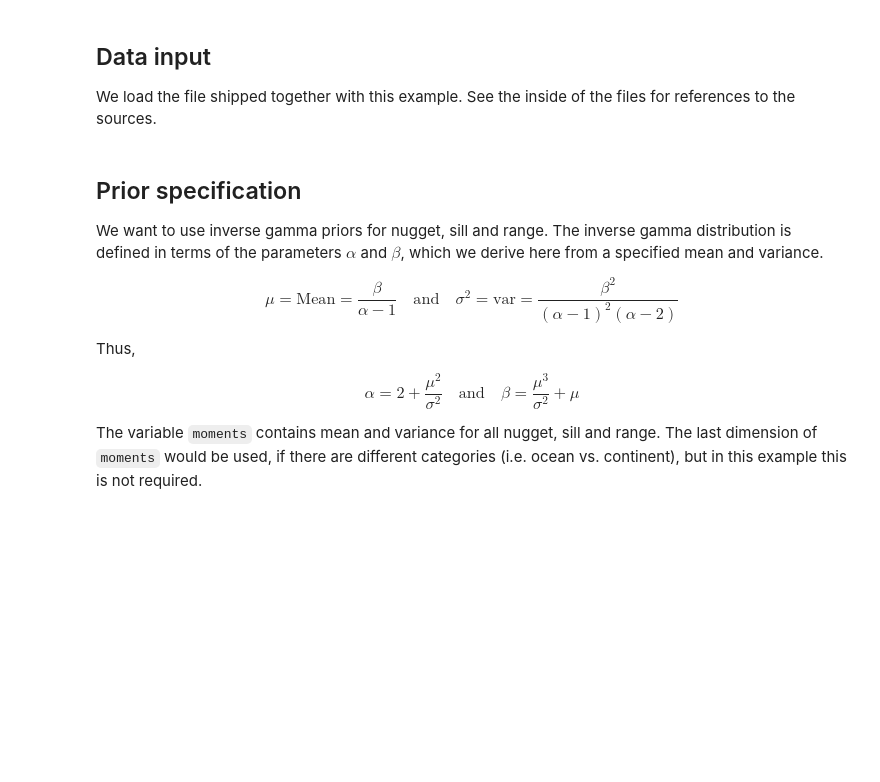
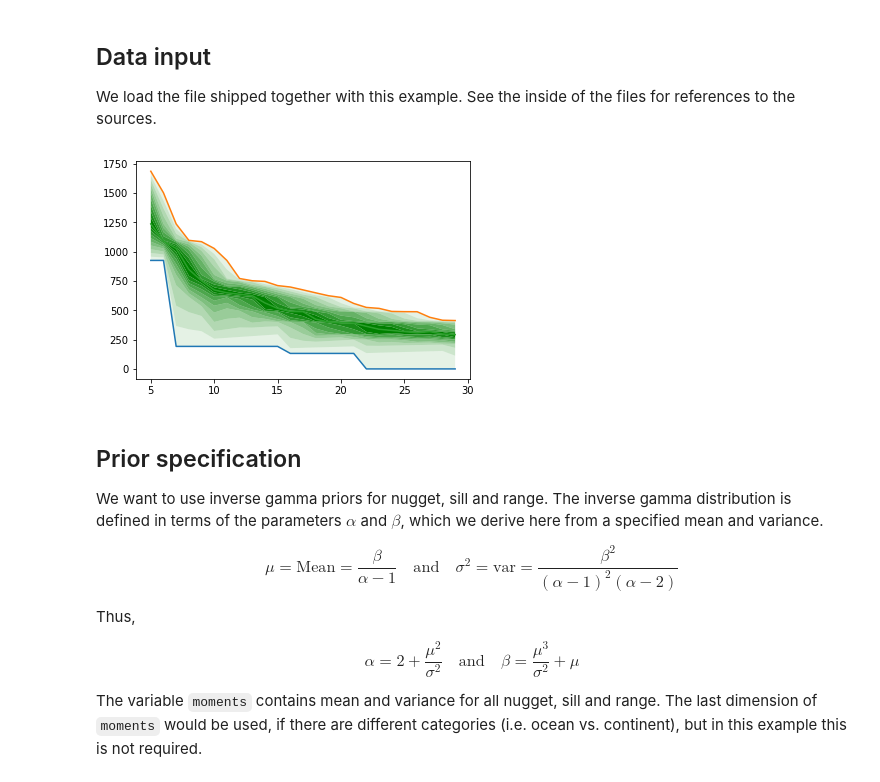
Before and after one commit to wokos/glob-krig, a Jupyter notebook: example.ipynb, the cells around one changed output. Drawn from its saved outputs; the diff is of its cells as text; code cells hidden in the pictures; blank space fills up the shorter version.

```diff
--- a/example.ipynb
+++ b/example.ipynb
@@ -112,6 +112,10 @@ lon = np.arange(np.round(point_data[:,0].min()),np.round(point_data[:,0].max()+1
 lat = np.arange(np.round(point_data[:,1].min()),np.round(point_data[:,1].max()+1),1)
 
 lonGrid,latGrid = np.meshgrid(lon,lat)
+# %%
+test_cluster_size(point_data,30,True)
+# %% [output]
+[figure, added]
 # %% [markdown]
 ## Prior specification
 We want to use inverse gamma priors for nugget, sill and range. The inverse gamma distribution is defined in terms of the parameters $\alpha$ and $\beta$, which we derive here from a specified mean and variance.
```
Also changed, not shown: parts of 2 cells of this notebook, 5 other files.
